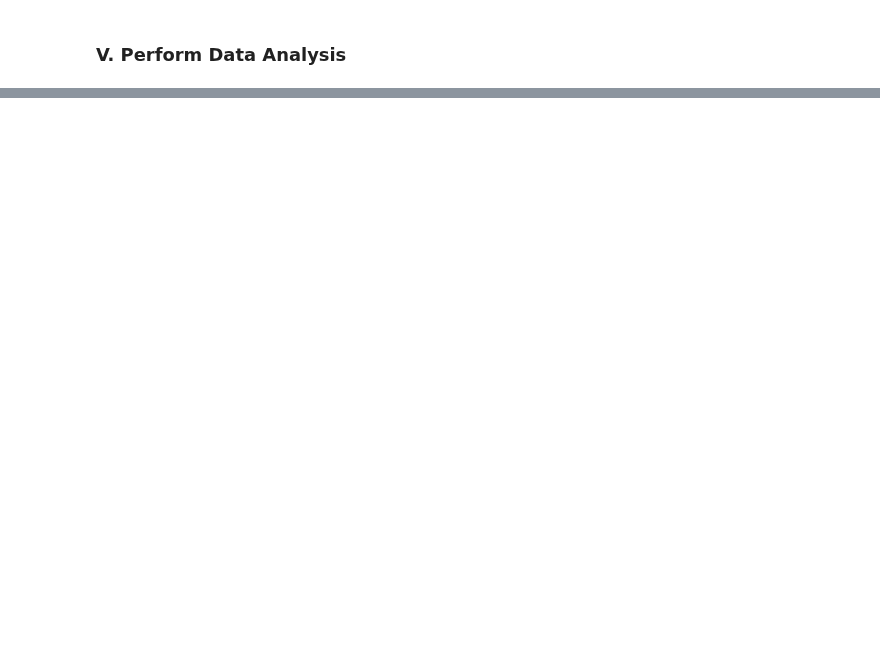
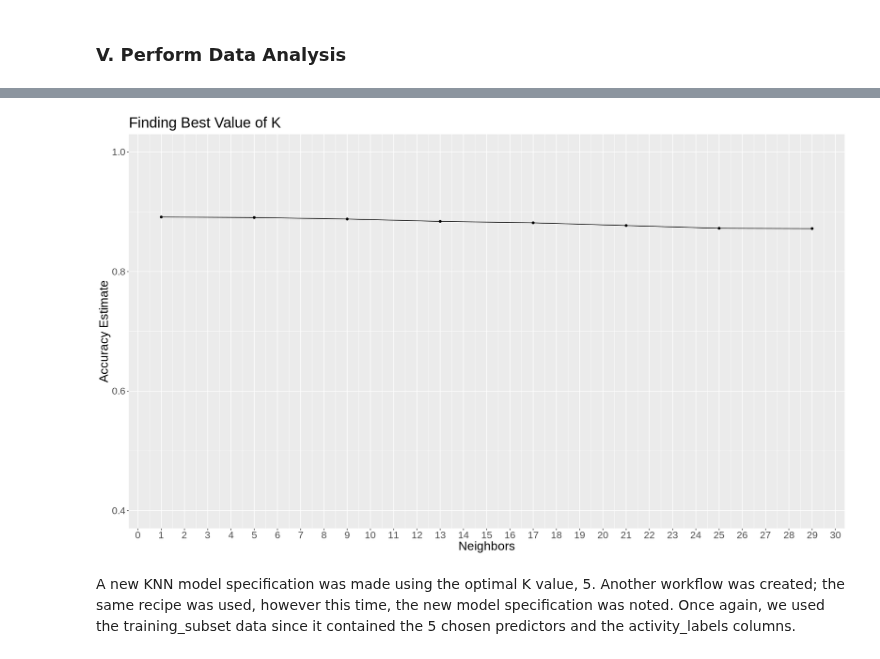
Before and after one commit to eleahj/dsci_project, a Jupyter notebook: human_activities.ipynb, the cells around one changed output, grey strips where cells are left out. Saved outputs shown, nothing was run; the diff lists cells and outputs as text; code cells hidden in the pictures; blank space fills up the shorter version.

```diff
--- a/human_activities.ipynb
+++ b/human_activities.ipynb
@@ -479,0 +461,10 @@ which will replace the existing scale.
+# %%
+k_vals <- tibble(neighbors = seq(from = 1, to = 30, by = 4))
+# %%
+#Create workflow with recipe and knn_tune spec
+knn_results <- workflow() %>%
+      add_recipe(recipe) %>%
+      add_model(knn_tune) %>%
+      tune_grid(resamples = activity_vfold, grid = k_vals) %>%
+      collect_metrics()
+print(knn_results)
@@ -480 +511,16 @@ which will replace the existing scale.
+# %%
+#Plot mean vs neighbours
+accuracy_versus_k <- ggplot(accuracies, aes(x = neighbors, y = mean))+
+      geom_point() +
+      geom_line() +
+      labs(x = "Neighbors", y = "Accuracy Estimate") +
+      scale_x_continuous(breaks = seq(0, 30, by = 1)) +  # adjusting the x-axis
+      scale_y_continuous(limits = c(0.4, 1.0)) + # adjusting the y-axis
+      theme(text = element_text(size = 20)) +
+      ggtitle("Finding Best Value of K")
+accuracy_versus_k
+# %% [output]
+[figure, added]
+# %% [markdown]
+A new KNN model specification was made using the optimal K value, 5. Another workflow was created; the same recipe was used, however this time, the new model specification was noted. Once again, we used the training_subset data since it contained the 5 chosen predictors and the activity_labels columns.
 # %%
```
Also changed, not shown: parts of 69 cells of this notebook.
